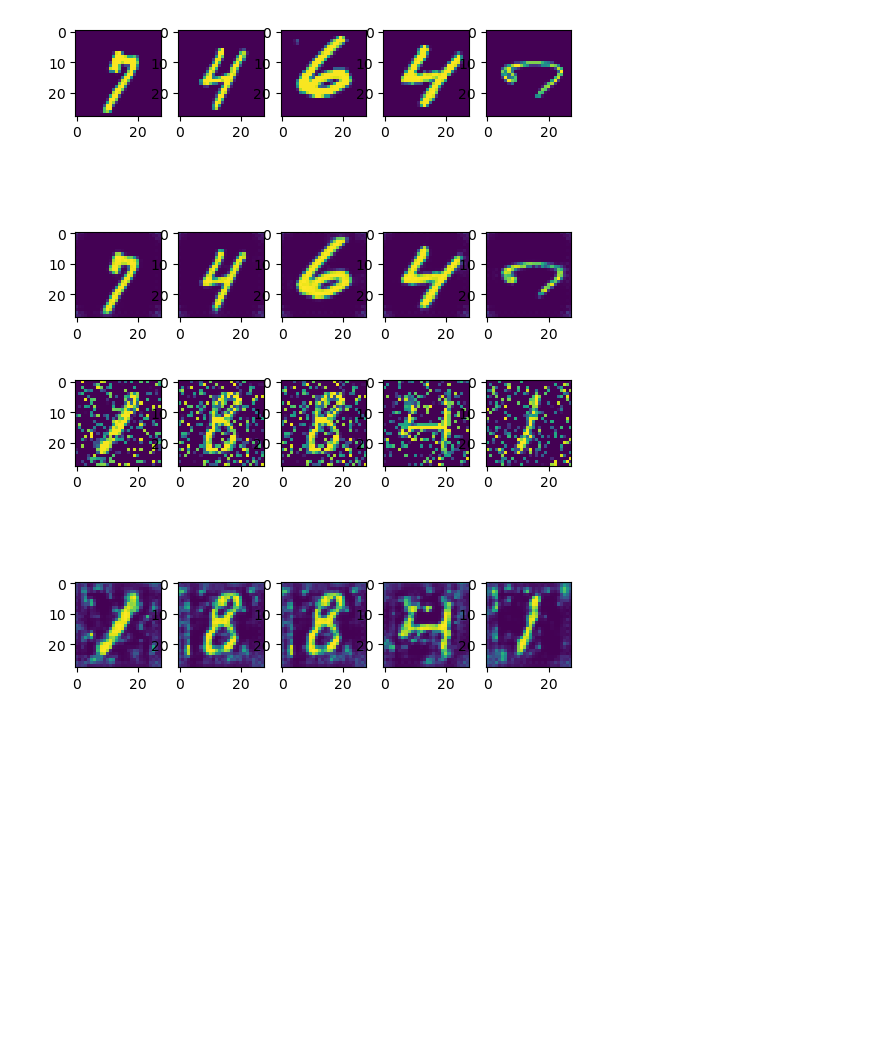
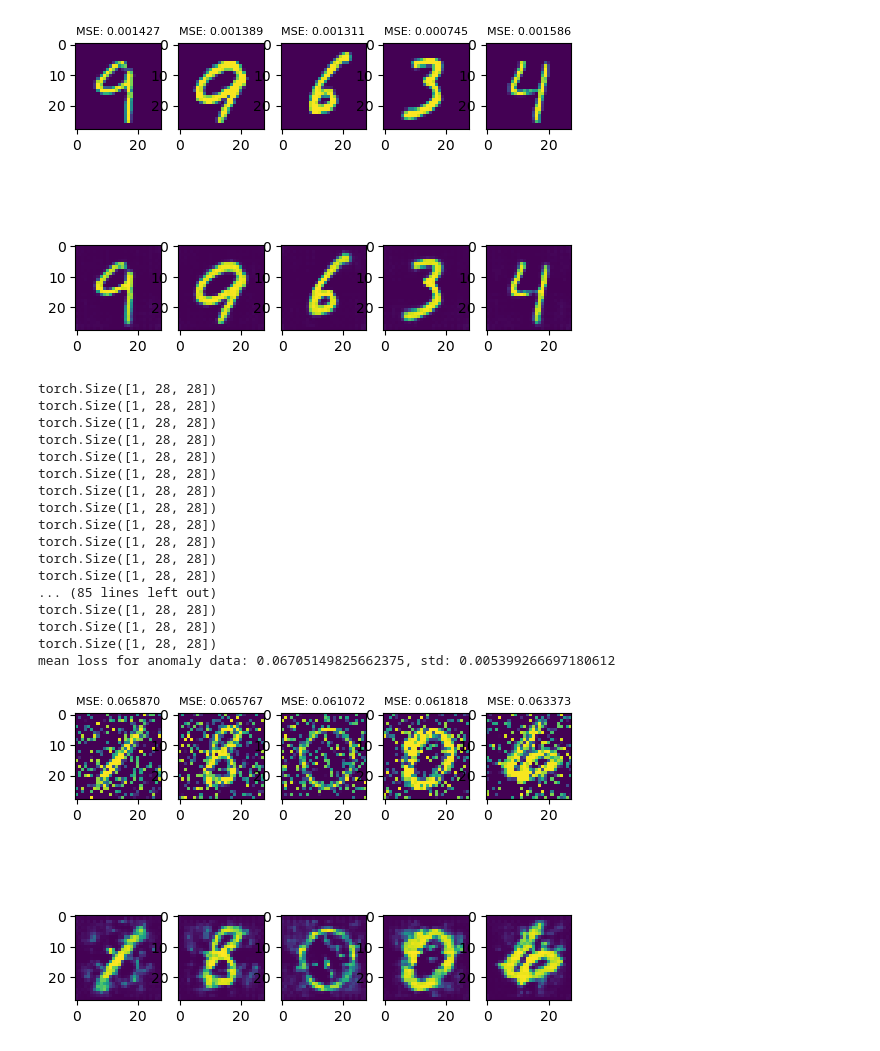
Before and after one commit to antongorillam/Computer-Vision-and-3D-Image-Processing, a Jupyter notebook: Anomaly Detection with Autoencoder/cnn_autoencoder.ipynb, the cells around one changed output. Saved outputs shown, nothing was run; the diff lists cells and outputs as text; code cells hidden in the pictures; blank space fills up the shorter version.

Commit message:
Plot loss distribution

```diff
--- a/Anomaly Detection with Autoencoder/cnn_autoencoder.ipynb
+++ b/Anomaly Detection with Autoencoder/cnn_autoencoder.ipynb
@@ -5,10 +5,11 @@ from dataloader import DataLoader
 # %%
 IMG_DIM = 28
 MNIST_PATH = r"/home/anton/KTH/year5/5LSH0/mnist"
-EPOCHS = 20
-BATCH_SIZE = 10
+EPOCHS = 50
+BATCH_SIZE = 500
 LEARNING_RATE = 1e-3
-WEIGHT_DECAY = 1e-8
+MOMENTUM = 1e-4
+WEIGHT_DECAY = 1e-5
 CORRUPT_DATA = None
 # %%
 class Autoencoder(nn.Module):
@@ -17,13 +18,12 @@ class Autoencoder(nn.Module):
         self.encoder = nn.Sequential(
             nn.Conv2d(1, 32, kernel_size=3, stride=2, padding=1),
             nn.ReLU(),
-            nn.Conv2d(32, 64, kernel_size=3),
+            nn.Conv2d(32, 64, kernel_size=7),
             nn.ReLU(),
-
         )
 
         self.decoder = nn.Sequential(
-            nn.ConvTranspose2d(64, 32, kernel_size=3),
+            nn.ConvTranspose2d(64, 32, kernel_size=7),
             nn.ReLU(),
             nn.ConvTranspose2d(32, 1, kernel_size=3, stride=2, padding=1, output_padding=1),
             nn.Sigmoid(),
@@ -87,5 +126,5 @@ def evaluate(data_loader):
 # %%
 dl = DataLoader()
 dl.prepareMNIST(mnist_path=MNIST_PATH, num_train_data=5000, num_normal_data=100, num_anomaly_data=100, corrupt_train=CORRUPT_DATA)
-train_loader, normal_loader, anomaly_loader = dl.getDataLoaderMNIST(batch_size=500)
+train_loader, val_loader, normal_loader, anomaly_loader = dl.getDataLoaderMNIST(batch_size=BATCH_SIZE)
 # %%
@@ -116,27 +159,43 @@ Time elapsed: 01:24, epoch: 20/20, loss: 0.00
 import matplotlib.pyplot as plt
 import numpy as np
 
+FIGURE_FONT_SIZE = 8
 fig = plt.figure()
+out = evaluate_image(normal_loader)
 for i in range(1, 6):
-        normal_image, reconstructed_normal_image = evaluate(normal_loader)
-        fig.add_subplot(2, 5, i)
-        plt.imshow(np.array(normal_image[0]).reshape(IMG_DIM, IMG_DIM))
-        fig.add_subplot(2, 5, i+5)
-        plt.imshow(np.array(reconstructed_normal_image[0]).reshape(IMG_DIM, IMG_DIM))
+        original_image, reconstrucet_image, loss, _ = out[i]
+        ax1 = fig.add_subplot(2, 5, i)
+        ax1.set_title(f"MSE: {loss:2f}", fontsize=FIGURE_FONT_SIZE)
+        plt.imshow(np.array(original_image).reshape(IMG_DIM, IMG_DIM))
+        ax2 = fig.add_subplot(2, 5, i+5)
+        # ax2.set_title(f"MSE: {loss:2f}", fontsize=FIGURE_FONT_SIZE)
+        plt.imshow(np.array(reconstrucet_image).reshape(IMG_DIM, IMG_DIM))
 
-plt.savefig(f"regular_training_reconstruction_MNIST_noise_lvl_{'03'}_corrupt_train_data")
+mean_loss = np.mean([element[2] for element in out])
+std_loss = np.std([element[2] for element in out])
+print(f"mean loss for normal data: {mean_loss}, std: {std_loss}")
+
+plt.savefig(f"regular_training_normal_reconstruction_MNIST_noise_lvl{'03'}")
 plt.show()
 plt.close()
 
 fig = plt.figure()
+out = evaluate_image(anomaly_loader)
 for i in range(1, 6):
-        anomaly_image, reconstructed_anomaly_image = evaluate(anomaly_loader)
-        fig.add_subplot(2, 5, i)
-        plt.imshow(np.array(anomaly_image[0]).reshape(IMG_DIM, IMG_DIM))
-        fig.add_subplot(2, 5, i+5)
-        plt.imshow(np.array(reconstructed_anomaly_image[0]).reshape(IMG_DIM, IMG_DIM))
+        original_image, reconstrucet_image, loss, _ = out[i]
+        ax1 = fig.add_subplot(2, 5, i)
+        ax1.set_title(f"MSE: {loss:2f}", fontsize=FIGURE_FONT_SIZE)
+        plt.imshow(np.array(original_image).reshape(IMG_DIM, IMG_DIM))
+        ax2 = fig.add_subplot(2, 5, i+5)
+        # ax2.set_title(f"MSE: {loss:2f}", fontsize=FIGURE_FONT_SIZE)
+        plt.imshow(np.array(reconstrucet_image).reshape(IMG_DIM, IMG_DIM))
 
-plt.savefig(f"regular_training_anomaly_reconstruction_MNIST_noise_lvl_{'03'}_corrupt_train_data")
+mean_loss = np.mean([element[2] for element in out])
+std_loss = np.std([element[2] for element in out])
+
+print(f"mean loss for anomaly data: {mean_loss}, std: {std_loss}")
+
+plt.savefig(f"regular_training_anomaly_reconstruction_MNIST_noise_lvl{'03'}")
 plt.show()
 plt.close()
 # %% [output]
@@ -143,2 +219,19 @@ plt.close()
-[figure, old version]
+[figure, new version]
+torch.Size([1, 28, 28])
+torch.Size([1, 28, 28])
+torch.Size([1, 28, 28])
+torch.Size([1, 28, 28])
+torch.Size([1, 28, 28])
+torch.Size([1, 28, 28])
+torch.Size([1, 28, 28])
+torch.Size([1, 28, 28])
+torch.Size([1, 28, 28])
+torch.Size([1, 28, 28])
+torch.Size([1, 28, 28])
+torch.Size([1, 28, 28])
+... (85 lines left out)
+torch.Size([1, 28, 28])
+torch.Size([1, 28, 28])
+torch.Size([1, 28, 28])
+mean loss for anomaly data: 0.06705149825662375, std: 0.005399266697180612
-[figure, old version]
+[figure, new version]
```
Also changed, not shown: parts of 5 cells of this notebook, 54 other files.
